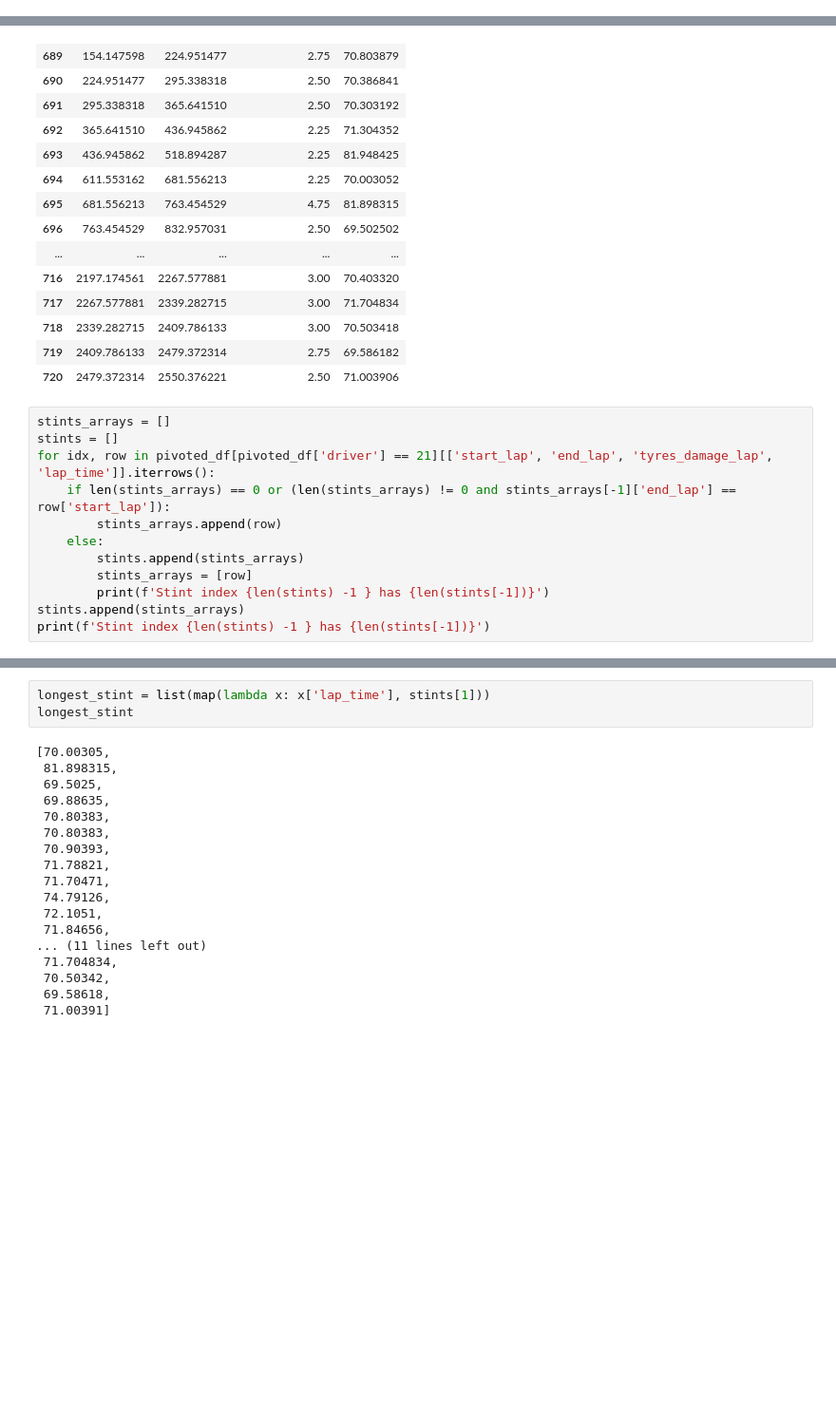
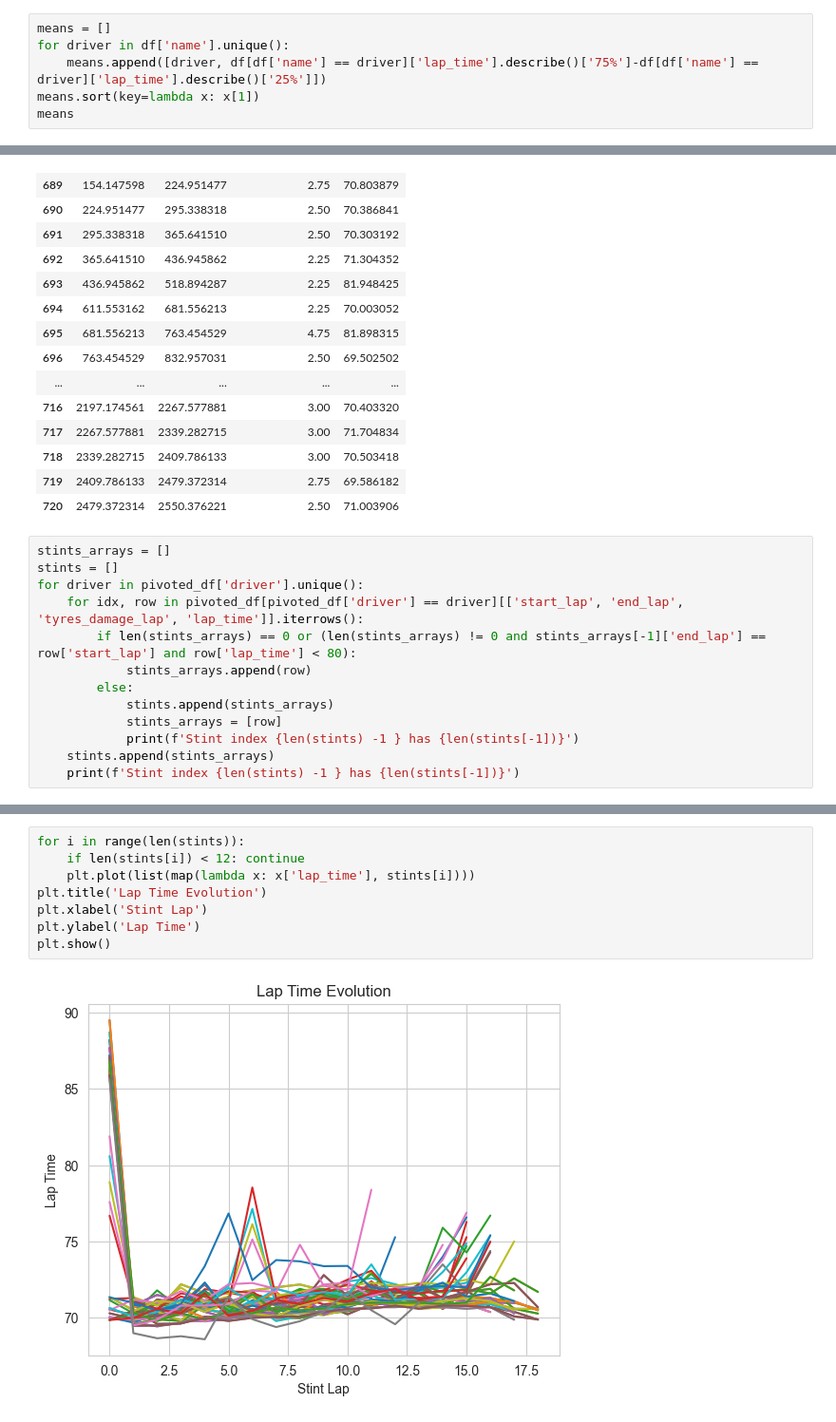
Before and after one commit to IFibla/bdmta-tfm, a Jupyter notebook: data-managment/check_table.ipynb, the cells around one changed output, grey strips where cells are left out. Shown at 95% size. Drawn from its saved outputs; the diff is of its cells as text; blank space fills up the shorter version.

```diff
--- a/data-managment/check_table.ipynb
+++ b/data-managment/check_table.ipynb
@@ -70,0 +146,6 @@ plt.show()
+# %%
+means = []
+for driver in df['name'].unique():
+    means.append([driver, df[df['name'] == driver]['lap_time'].describe()['75%']-df[df['name'] == driver]['lap_time'].describe()['25%']])
+means.sort(key=lambda x: x[1])
+means
@@ -251,13 +350,14 @@ pivoted_df[pivoted_df['driver'] == 21][['start_lap', 'end_lap', 'tyres_damage_la
 # %%
 stints_arrays = []
 stints = []
-for idx, row in pivoted_df[pivoted_df['driver'] == 21][['start_lap', 'end_lap', 'tyres_damage_lap', 'lap_time']].iterrows():
-    if len(stints_arrays) == 0 or (len(stints_arrays) != 0 and stints_arrays[-1]['end_lap'] == row['start_lap']):
-        stints_arrays.append(row)
-    else:
-        stints.append(stints_arrays)
-        stints_arrays = [row]
-        print(f'Stint index {len(stints) -1 } has {len(stints[-1])}')
-stints.append(stints_arrays)
-print(f'Stint index {len(stints) -1 } has {len(stints[-1])}')
+for driver in pivoted_df['driver'].unique():
+    for idx, row in pivoted_df[pivoted_df['driver'] == driver][['start_lap', 'end_lap', 'tyres_damage_lap', 'lap_time']].iterrows():
+        if len(stints_arrays) == 0 or (len(stints_arrays) != 0 and stints_arrays[-1]['end_lap'] == row['start_lap'] and row['lap_time'] < 80):
+            stints_arrays.append(row)
+        else:
+            stints.append(stints_arrays)
+            stints_arrays = [row]
+            print(f'Stint index {len(stints) -1 } has {len(stints[-1])}')
+    stints.append(stints_arrays)
+    print(f'Stint index {len(stints) -1 } has {len(stints[-1])}')
 # %% [output]
@@ -266,21 +381,10 @@ Stint index 1 has 27
 # %%
-longest_stint = list(map(lambda x: x['lap_time'], stints[1]))
-longest_stint
+for i in range(len(stints)):
+    if len(stints[i]) < 12: continue
+    plt.plot(list(map(lambda x: x['lap_time'], stints[i])))
+plt.title('Lap Time Evolution')
+plt.xlabel('Stint Lap')
+plt.ylabel('Lap Time')
+plt.show()
 # %% [output]
-[70.00305,
- 81.898315,
- 69.5025,
- 69.88635,
- 70.80383,
- 70.80383,
- 70.90393,
- 71.78821,
- 71.70471,
- 74.79126,
- 72.1051,
- 71.84656,
-... (11 lines left out)
- 71.704834,
- 70.50342,
- 69.58618,
- 71.00391]
+[figure, added]
```
Also changed, not shown: parts of 29 cells of this notebook, 3 other files.
